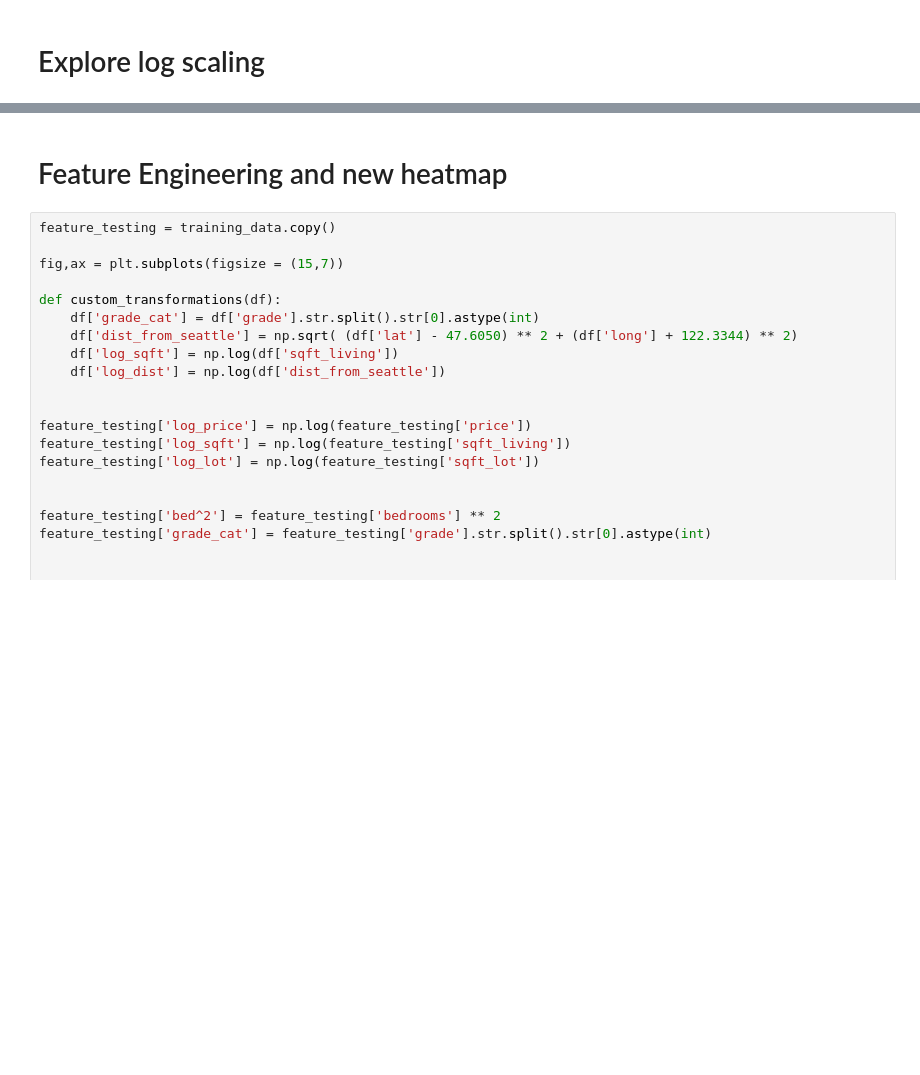
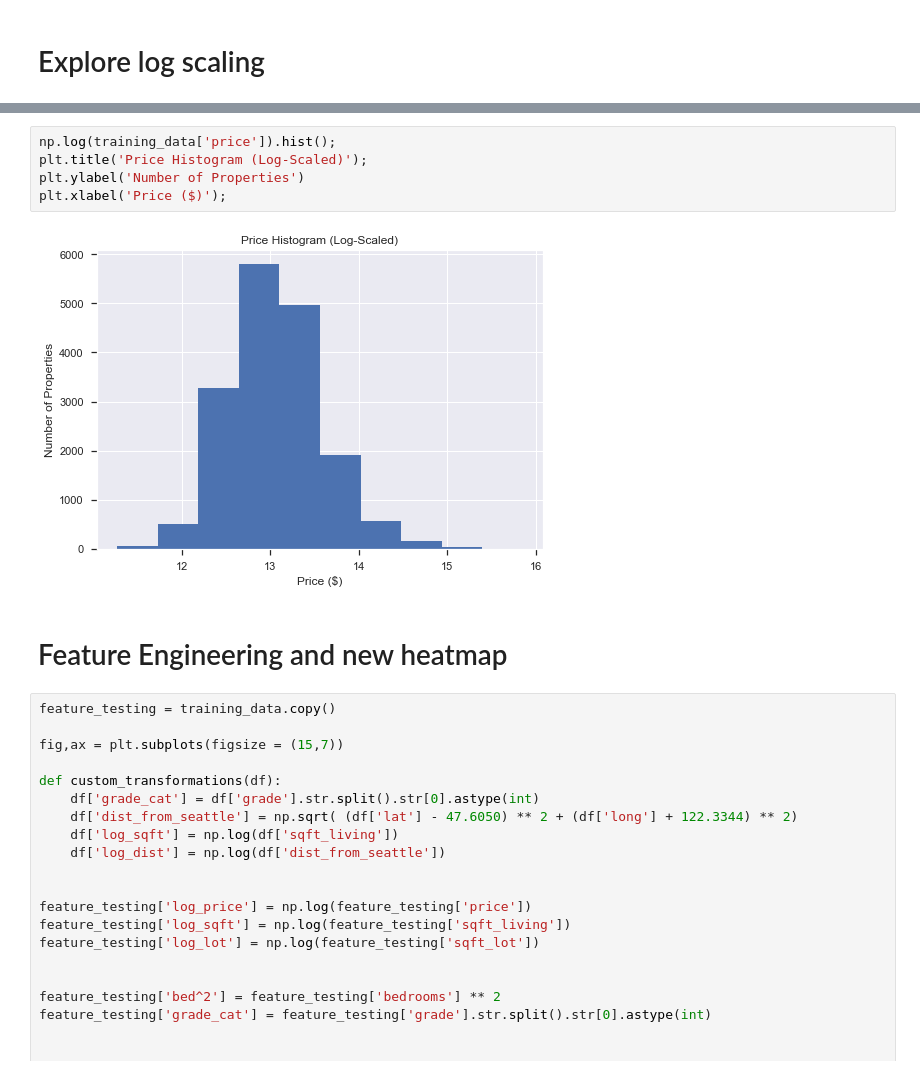
Before and after one commit to LindstromKyle/DSC-Flatiron-Project-2, a Jupyter notebook: Final_Notebook.ipynb, the cells around one changed output, grey strips where cells are left out. Drawn from its saved outputs; the diff is of its cells as text; blank space fills up the shorter version.

```diff
--- a/Final_Notebook.ipynb
+++ b/Final_Notebook.ipynb
@@ -155,3 +158,10 @@ np.log(training_data['price']).hist()
+# %%
+np.log(training_data['price']).hist();
+plt.title('Price Histogram (Log-Scaled)');
+plt.ylabel('Number of Properties')
+plt.xlabel('Price ($)');
+# %% [output]
+[figure, added]
 # %% [markdown]
 # Feature Engineering and new heatmap
 # %%
```
Also changed, not shown: parts of 9 cells of this notebook, 5 other files.
